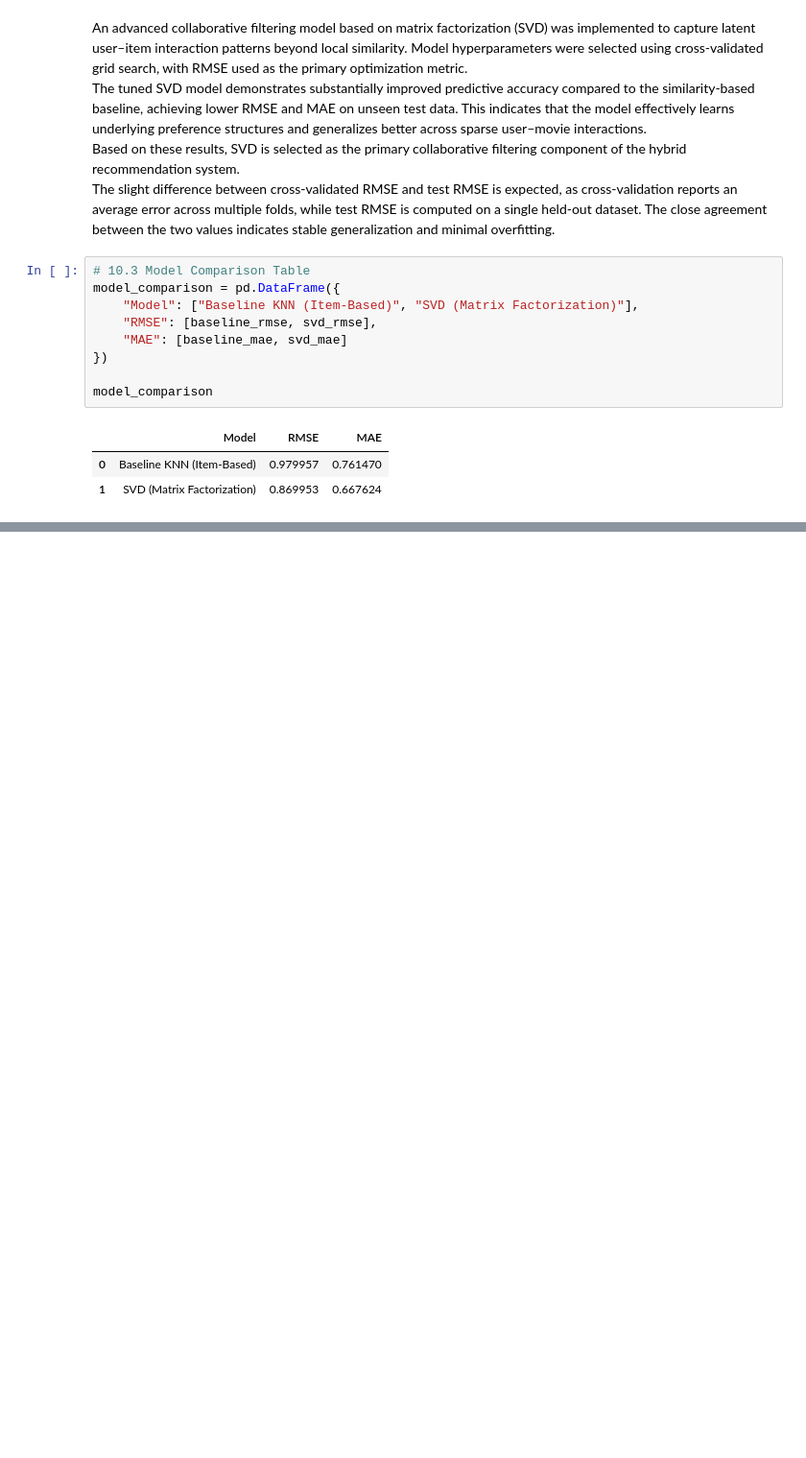
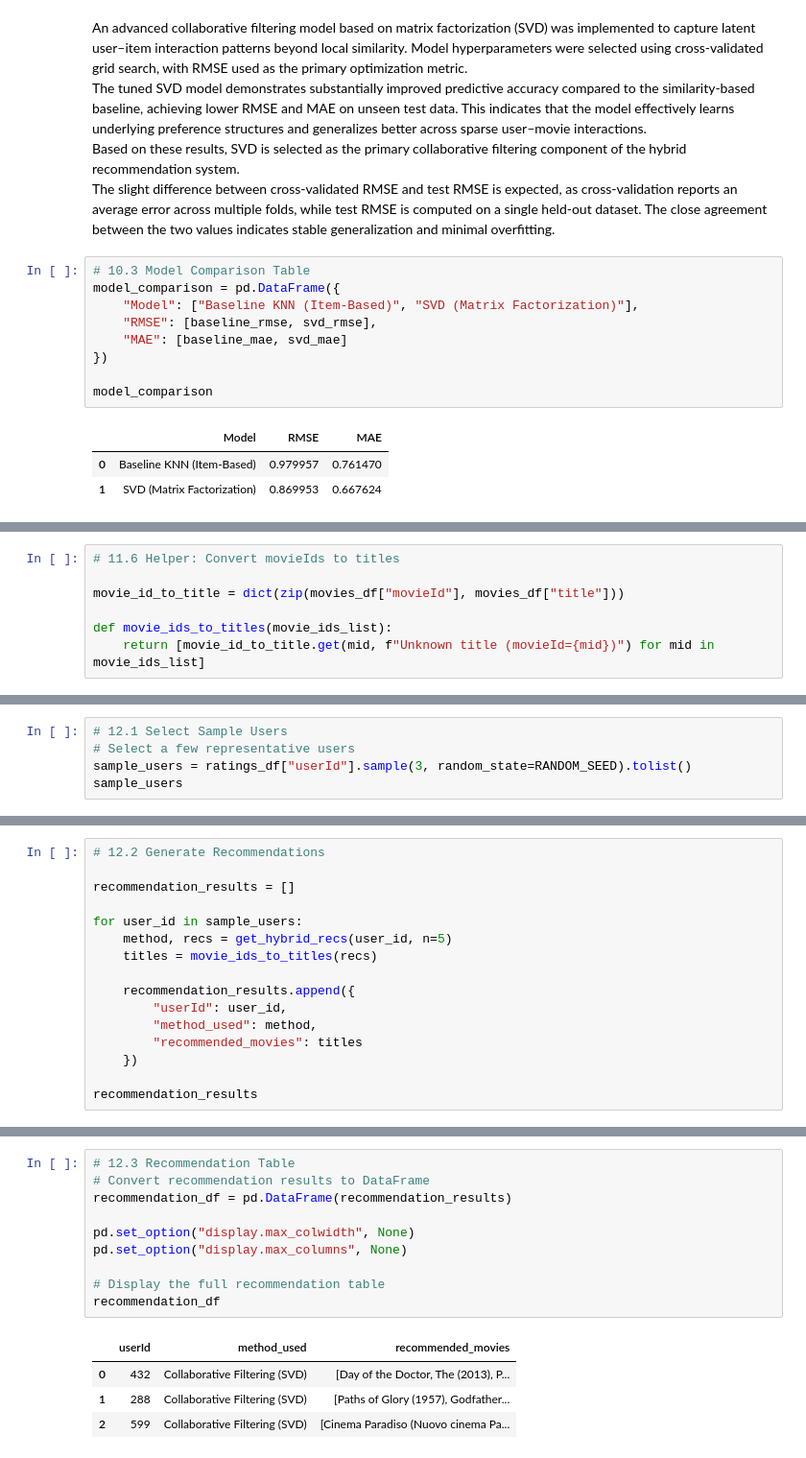
Before and after one commit to MrDenzy/Phase-4-Project---Movie-Recommendation-System, a Jupyter notebook: notebook/jasho.ipynb, the cells around one changed output, grey strips where cells are left out. Shown at 96% size. Cells and saved outputs as stored; diff of their text form; blank space fills up the shorter version.

```diff
--- a/notebook/jasho.ipynb
+++ b/notebook/jasho.ipynb
@@ -457,0 +594,7 @@ model_comparison
+# %%
+# 11.6 Helper: Convert movieIds to titles
+
+movie_id_to_title = dict(zip(movies_df["movieId"], movies_df["title"]))
+
+def movie_ids_to_titles(movie_ids_list):
+    return [movie_id_to_title.get(mid, f"Unknown title (movieId={mid})") for mid in movie_ids_list]
@@ -457,0 +607,5 @@ model_comparison
+# %%
+# 12.1 Select Sample Users
+# Select a few representative users
+sample_users = ratings_df["userId"].sample(3, random_state=RANDOM_SEED).tolist()
+sample_users
@@ -457,0 +614,16 @@ model_comparison
+# %%
+# 12.2 Generate Recommendations
+
+recommendation_results = []
+
+for user_id in sample_users:
+    method, recs = get_hybrid_recs(user_id, n=5)
+    titles = movie_ids_to_titles(recs)
+
+    recommendation_results.append({
+        "userId": user_id,
+        "method_used": method,
+        "recommended_movies": titles
+    })
+
+recommendation_results
@@ -457,0 +648,15 @@ model_comparison
+# %%
+# 12.3 Recommendation Table
+# Convert recommendation results to DataFrame
+recommendation_df = pd.DataFrame(recommendation_results)
+
+pd.set_option("display.max_colwidth", None)
+pd.set_option("display.max_columns", None)
+
+# Display the full recommendation table
+recommendation_df
+# %% [output]
+|  | userId | method_used | recommended_movies |
+| 0 | 432 | Collaborative Filtering (SVD) | [Day of the Doctor, The (2013), P... |
+| 1 | 288 | Collaborative Filtering (SVD) | [Paths of Glory (1957), Godfather... |
+| 2 | 599 | Collaborative Filtering (SVD) | [Cinema Paradiso (Nuovo cinema Pa... |
```
Also changed, not shown: parts of 13 cells of this notebook.
